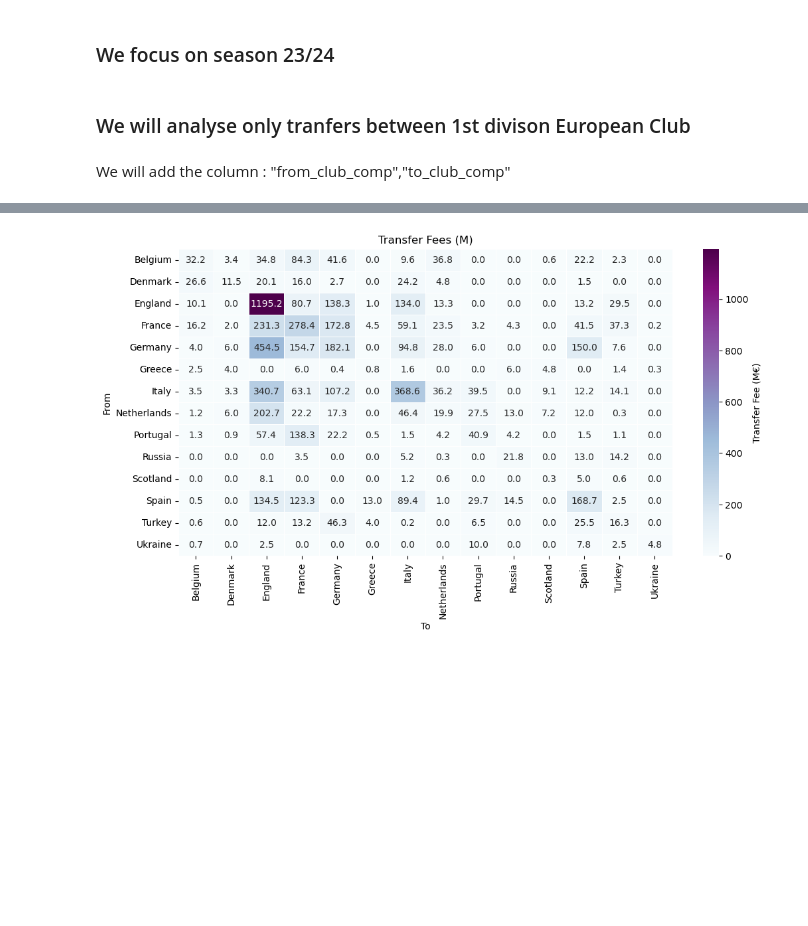
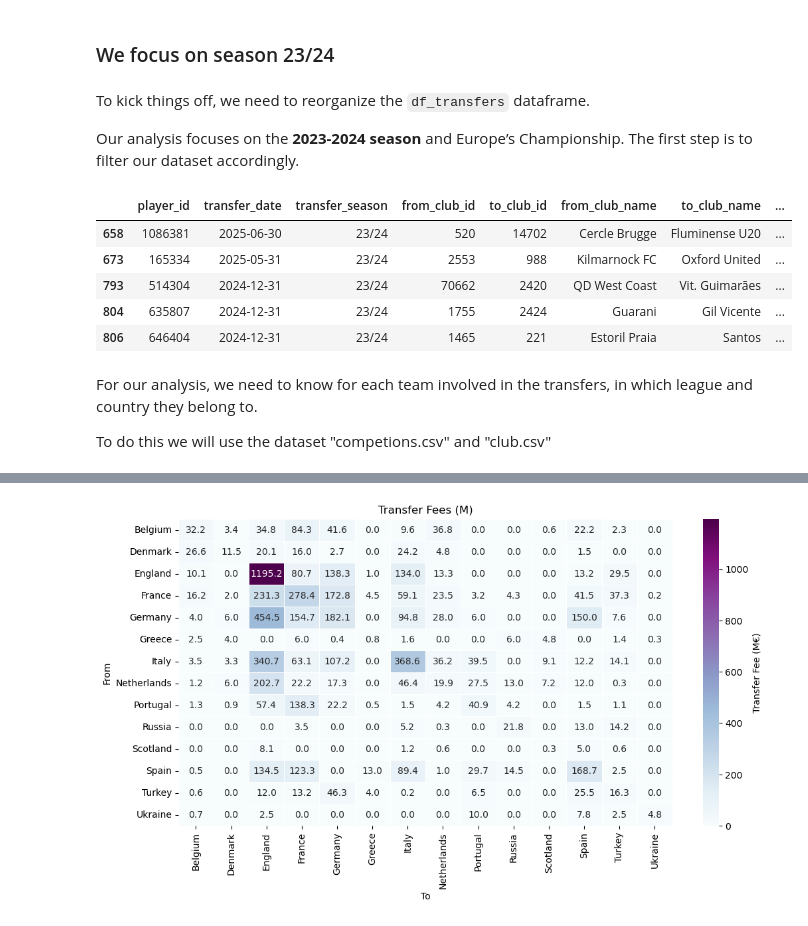
Before and after one commit to florianclai/DataViz, a Jupyter notebook: Football/5 - Transferts 2023-2024/Transfer.ipynb, the cells around one changed output, grey strips where cells are left out. Saved outputs shown, nothing was run; the diff lists cells and outputs as text; code cells hidden in the pictures; blank space fills up the shorter version.

```diff
--- a/Football/5 - Transferts 2023-2024/Transfer.ipynb
+++ b/Football/5 - Transferts 2023-2024/Transfer.ipynb
@@ -24,14 +29,28 @@ df_transfers.head(10)
 | 9 | 34784 | 2025-07-01 | 25/26 | 467 | 123 | NEC Nijmegen | Retired | ... |
 # %% [markdown]
 ### We focus on season 23/24
+# %% [markdown]
+
+To kick things off, we need to reorganize the `df_transfers` dataframe.
+
+Our analysis focuses on the **2023-2024 season** and Europe’s Championship. The first step is to filter our dataset accordingly.
 # %%
 df_transfers = df_transfers.loc[df_transfers["transfer_season"]=="23/24",:]
 df_transfers = df_transfers.loc[df_transfers["market_value_in_eur"].notna(),:]
 df_transfers = df_transfers.loc[df_transfers["transfer_fee"].notna(),:]
-# %% [markdown]
-### We will analyse only tranfers between 1st divison European Club
-# %% [markdown]
-We will add the column : "from_club_comp","to_club_comp"
+# %%
+df_transfers.head(5)
+# %% [output]
+|  | player_id | transfer_date | transfer_season | from_club_id | to_club_id | from_club_name | to_club_name | ... |
+| 658 | 1086381 | 2025-06-30 | 23/24 | 520 | 14702 | Cercle Brugge | Fluminense U20 | ... |
+| 673 | 165334 | 2025-05-31 | 23/24 | 2553 | 988 | Kilmarnock FC | Oxford United | ... |
+| 793 | 514304 | 2024-12-31 | 23/24 | 70662 | 2420 | QD West Coast | Vit. Guimarães | ... |
+| 804 | 635807 | 2024-12-31 | 23/24 | 1755 | 2424 | Guarani | Gil Vicente | ... |
+| 806 | 646404 | 2024-12-31 | 23/24 | 1465 | 221 | Estoril Praia | Santos | ... |
+# %% [markdown]
+For our analysis, we need to know for each team involved in the transfers, in which league and country they belong to.
+
+To do this we will use the dataset "competions.csv" and "club.csv"
 # %%
 df_club.head(5)
 # %% [output]
```
Also changed, not shown: parts of 11 cells of this notebook, 2 other files.
